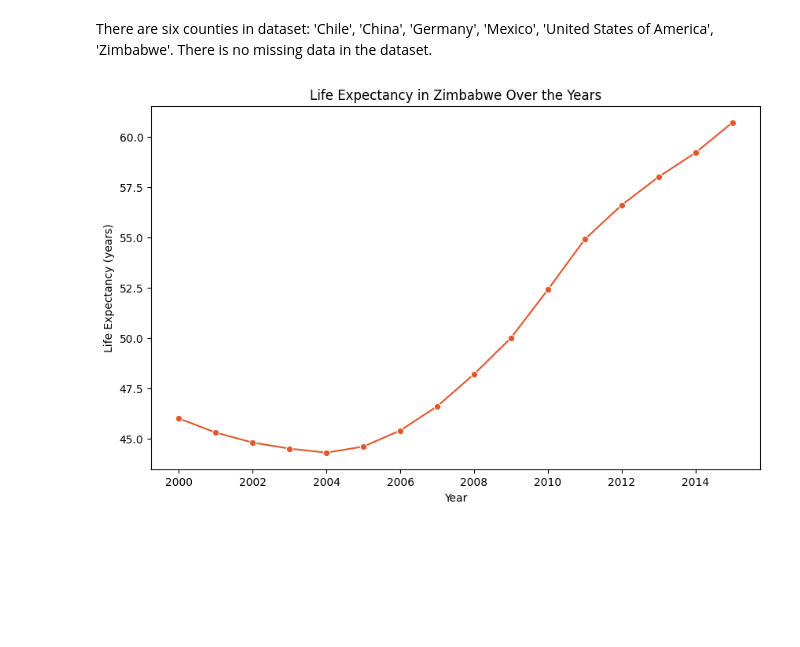
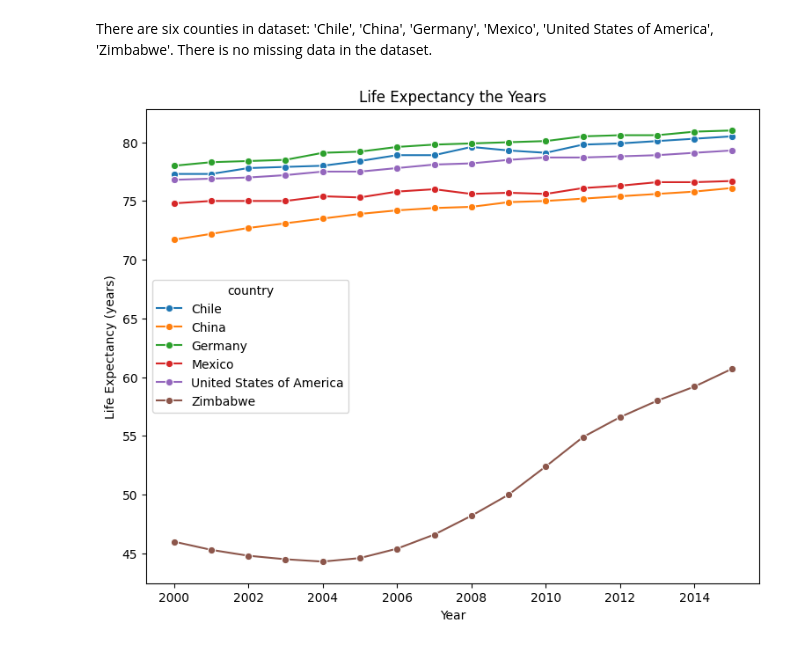
Before and after one commit to 7086600/life_expectancy_gdp_project, a Jupyter notebook: life_expectancy_gdp.ipynb, the cells around one changed output. Cells and saved outputs as stored; diff of their text form; code cells hidden in the pictures; blank space fills up the shorter version.

Commit message:
creting a plot showing life expectancy by year; making insights

```diff
--- a/life_expectancy_gdp.ipynb
+++ b/life_expectancy_gdp.ipynb
@@ -64,15 +64,11 @@ None
 There are six counties in dataset: 'Chile', 'China', 'Germany', 'Mexico', 'United States of America', 'Zimbabwe'. There is no missing data in the dataset.
 # %%
 # creting a plot showing life expectancy by year
-filt_country = (df['country'] == 'Zimbabwe')
-zimbabwe = df[filt_country]
-plt.figure(figsize=(10, 6), frameon=True)
-sns.lineplot(data=zimbabwe, x='year', y='life_expectancy', marker='o', linestyle='-', color='#E2552D')
-plt.title('Life Expectancy in Zimbabwe Over the Years')
+plt.figure(figsize=(9, 7), frameon=True)
+sns.lineplot(data=df, x='year', y='life_expectancy', hue='country', marker='o', linestyle='-')
+plt.title('Life Expectancy the Years')
 plt.xlabel('Year')
 plt.ylabel('Life Expectancy (years)')
-
-# plt.plot(data=zimbabwe, x='year', y='life_expectancy', marker='o', linestyle='-', color='#E2552D')
 plt.show()
 # %% [output]
-[figure, old version]
+[figure, new version]
```
Also changed, not shown: parts of 1 cell of this notebook.
